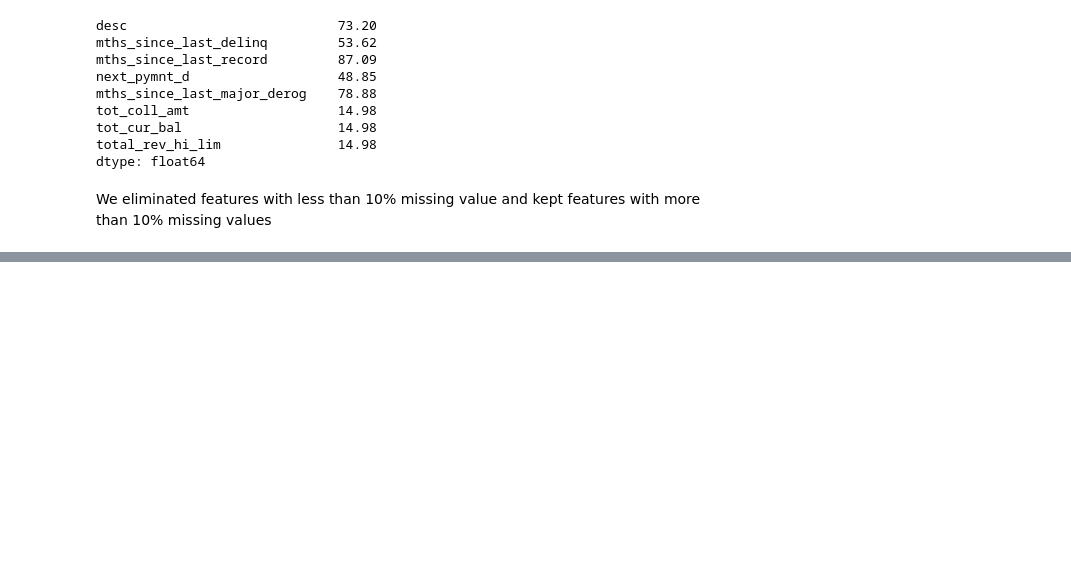
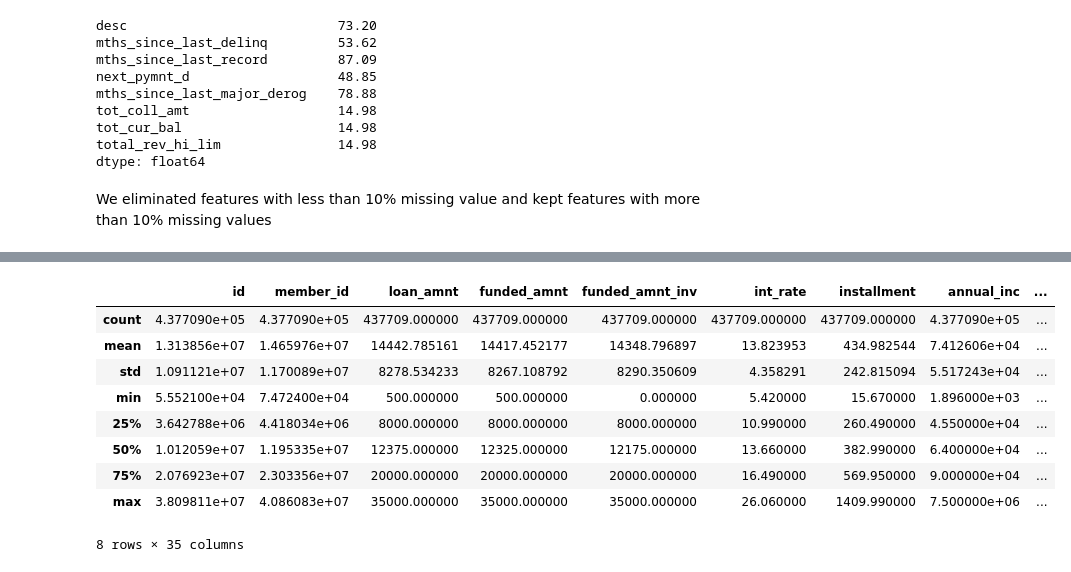
Before and after one commit to mferdinandr/credit-risk-idx, a Jupyter notebook: file.ipynb, the cells around one changed output, grey strips where cells are left out. Drawn from its saved outputs; the diff is of its cells as text; code cells hidden in the pictures; blank space fills up the shorter version.

```diff
--- a/file.ipynb
+++ b/file.ipynb
@@ -155,8 +155,8 @@ print(missing_info)
 21                  tot_cur_bal               15.07   float64
 22             total_rev_hi_lim               15.07   float64
 # %%
-df_cleaned = df.dropna(subset=missing_percentage[missing_percentage < 10].index)
-print(round((df_cleaned.isna().sum()[df_cleaned.isna().sum()>0] / len(df_cleaned)) * 100, 2))
+df = df.dropna(subset=missing_percentage[missing_percentage < 10].index)
+print(round((df.isna().sum()[df.isna().sum()>0] / len(df)) * 100, 2))
 # %% [output]
 desc                           73.20
 mths_since_last_delinq         53.62
@@ -171,0 +174,6 @@ We eliminated features with less than 10% missing value and kept features with m
+# %%
+num_cols = df.select_dtypes("number").columns
+cat_cols = df.select_dtypes("object").columns
+
+print(f"Numerical Columns {num_cols}")
+print(f"Categorical Columns {cat_cols}")
@@ -171,0 +198,13 @@ We eliminated features with less than 10% missing value and kept features with m
+# %%
+df[num_cols].describe()
+# %% [output]
+|  | id | member_id | loan_amnt | funded_amnt | funded_amnt_inv | int_rate | installment | annual_inc | ... |
+| count | 4.377090e+05 | 4.377090e+05 | 437709.000000 | 437709.000000 | 437709.000000 | 437709.000000 | 437709.000000 | 4.377090e+05 | ... |
+| mean | 1.313856e+07 | 1.465976e+07 | 14442.785161 | 14417.452177 | 14348.796897 | 13.823953 | 434.982544 | 7.412606e+04 | ... |
+| std | 1.091121e+07 | 1.170089e+07 | 8278.534233 | 8267.108792 | 8290.350609 | 4.358291 | 242.815094 | 5.517243e+04 | ... |
+| min | 5.552100e+04 | 7.472400e+04 | 500.000000 | 500.000000 | 0.000000 | 5.420000 | 15.670000 | 1.896000e+03 | ... |
+| 25% | 3.642788e+06 | 4.418034e+06 | 8000.000000 | 8000.000000 | 8000.000000 | 10.990000 | 260.490000 | 4.550000e+04 | ... |
+| 50% | 1.012059e+07 | 1.195335e+07 | 12375.000000 | 12325.000000 | 12175.000000 | 13.660000 | 382.990000 | 6.400000e+04 | ... |
+| 75% | 2.076923e+07 | 2.303356e+07 | 20000.000000 | 20000.000000 | 20000.000000 | 16.490000 | 569.950000 | 9.000000e+04 | ... |
+| max | 3.809811e+07 | 4.086083e+07 | 35000.000000 | 35000.000000 | 35000.000000 | 26.060000 | 1409.990000 | 7.500000e+06 | ... |
+8 rows × 35 columns
```
Also changed, not shown: parts of 4 cells of this notebook.
